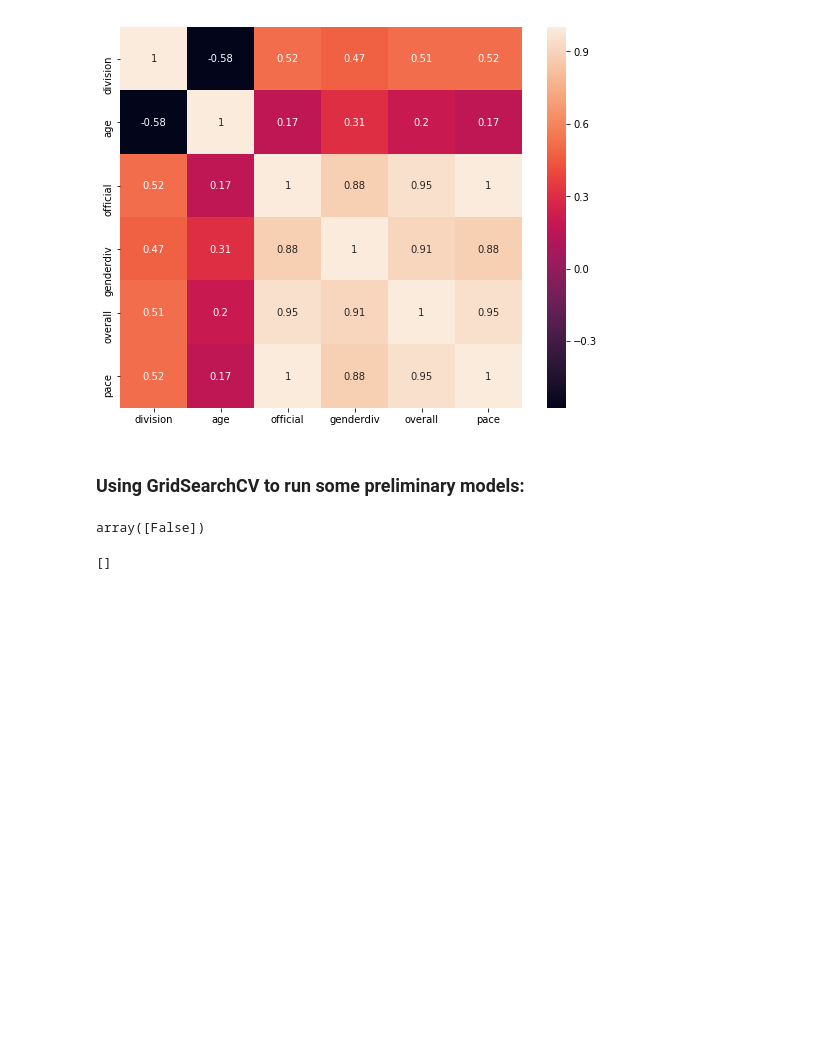
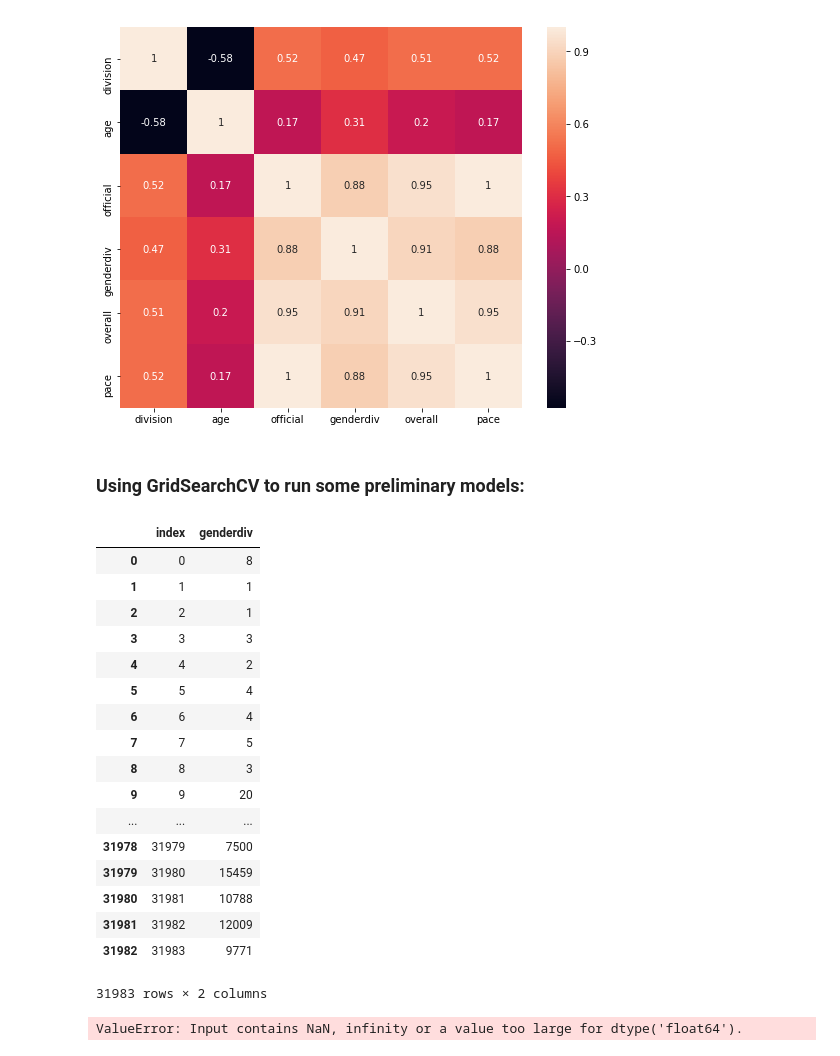
Before and after one commit to Begecky/Thinkful_Materials, a Jupyter notebook: Unit_4/2014_BostonMarathon.ipynb, the cells around one changed output. Cells and saved outputs as stored; diff of their text form; code cells hidden in the pictures; blank space fills up the shorter version.

```diff
--- a/Unit_4/2014_BostonMarathon.ipynb
+++ b/Unit_4/2014_BostonMarathon.ipynb
@@ -131,16 +113,34 @@ end_df_len = len(df)
 
 X = pd.get_dummies(data = df.drop(['name', 'bib', 'city', 'state', 'genderdiv'], axis = 1), columns = ['gender', 'country'])
 y = df['genderdiv']
+# %%
+# Resetting the index from a value error that I was getting:
+
+X.reset_index()
+X.drop(labels = 'index', axis = 1)
+y.reset_index()
+y.drop()
+# %% [output]
+|  | index | genderdiv |
+| 0 | 0 | 8 |
+| 1 | 1 | 1 |
+| 2 | 2 | 1 |
+| 3 | 3 | 3 |
+| 4 | 4 | 2 |
+| 5 | 5 | 4 |
+| 6 | 6 | 4 |
+| 7 | 7 | 5 |
+| 8 | 8 | 3 |
+| 9 | 9 | 20 |
+| ... | ... | ... |
+| 31978 | 31979 | 7500 |
+| 31979 | 31980 | 15459 |
+| 31980 | 31981 | 10788 |
+| 31981 | 31982 | 12009 |
+| 31982 | 31983 | 9771 |
+31983 rows × 2 columns
 # %%
 SKB_genderdiv = SelectKBest(k = 7)
-SKB_genderdiv_PCA = SKB_genderdiv.fit()
+SKB_genderdiv_PCA = SKB_genderdiv.fit(X, y)
+# %% [output]
+ValueError: Input contains NaN, infinity or a value too large for dtype('float64').
-# %%
-np.unique((y == np.inf))
-# %% [output]
-array([False])
-# %%
-inf_list
-
-# X_train, X_test, y_train, y_test = train_test_split()
-# %% [output]
-[]
```
Also changed, not shown: parts of 3 cells of this notebook, 1 other file.
